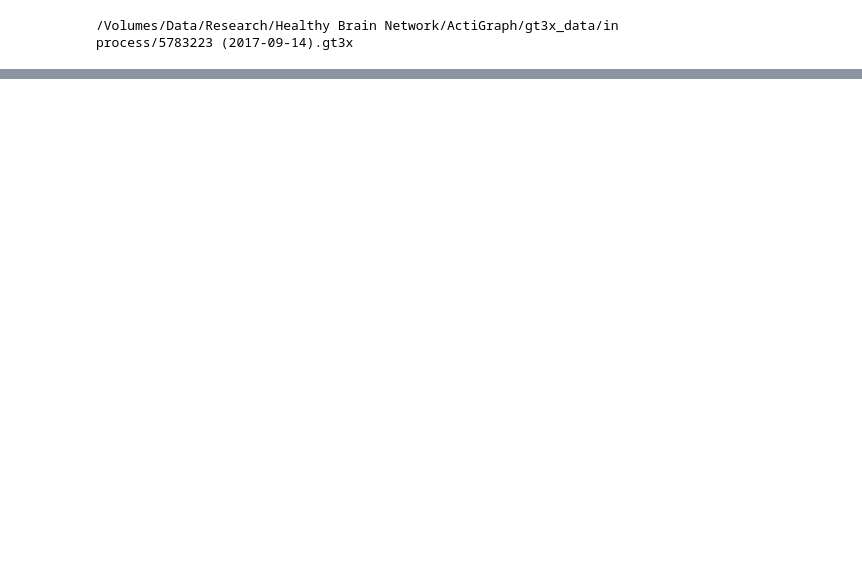
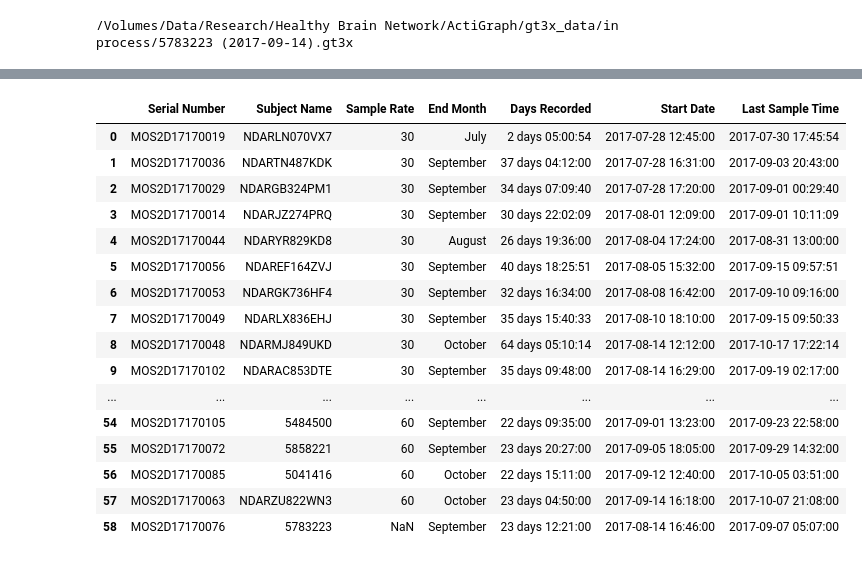
Before and after one commit to ChildMindInstitute/Healthy-Brain-Network-actigraphy, a Jupyter notebook: Check_gt3x.ipynb, the cells around one changed output, grey strips where cells are left out. Drawn from its saved outputs; the diff is of its cells as text; code cells hidden in the pictures; blank space fills up the shorter version.

```diff
--- a/Check_gt3x.ipynb
+++ b/Check_gt3x.ipynb
@@ -111,0 +140,20 @@ Name: Sample Rate, dtype: object
+# %%
+subtable.reset_index(drop=True)
+# %% [output]
+|  | Serial Number | Subject Name | Sample Rate | End Month | Days Recorded | Start Date | Last Sample Time |
+| 0 | MOS2D17170019 | NDARLN070VX7 | 30 | July | 2 days 05:00:54 | 2017-07-28 12:45:00 | 2017-07-30 17:45:54 |
+| 1 | MOS2D17170036 | NDARTN487KDK | 30 | September | 37 days 04:12:00 | 2017-07-28 16:31:00 | 2017-09-03 20:43:00 |
+| 2 | MOS2D17170029 | NDARGB324PM1 | 30 | September | 34 days 07:09:40 | 2017-07-28 17:20:00 | 2017-09-01 00:29:40 |
+| 3 | MOS2D17170014 | NDARJZ274PRQ | 30 | September | 30 days 22:02:09 | 2017-08-01 12:09:00 | 2017-09-01 10:11:09 |
+| 4 | MOS2D17170044 | NDARYR829KD8 | 30 | August | 26 days 19:36:00 | 2017-08-04 17:24:00 | 2017-08-31 13:00:00 |
+| 5 | MOS2D17170056 | NDAREF164ZVJ | 30 | September | 40 days 18:25:51 | 2017-08-05 15:32:00 | 2017-09-15 09:57:51 |
+| 6 | MOS2D17170053 | NDARGK736HF4 | 30 | September | 32 days 16:34:00 | 2017-08-08 16:42:00 | 2017-09-10 09:16:00 |
+| 7 | MOS2D17170049 | NDARLX836EHJ | 30 | September | 35 days 15:40:33 | 2017-08-10 18:10:00 | 2017-09-15 09:50:33 |
+| 8 | MOS2D17170048 | NDARMJ849UKD | 30 | October | 64 days 05:10:14 | 2017-08-14 12:12:00 | 2017-10-17 17:22:14 |
+| 9 | MOS2D17170102 | NDARAC853DTE | 30 | September | 35 days 09:48:00 | 2017-08-14 16:29:00 | 2017-09-19 02:17:00 |
+| ... | ... | ... | ... | ... | ... | ... | ... |
+| 54 | MOS2D17170105 | 5484500 | 60 | September | 22 days 09:35:00 | 2017-09-01 13:23:00 | 2017-09-23 22:58:00 |
+| 55 | MOS2D17170072 | 5858221 | 60 | September | 23 days 20:27:00 | 2017-09-05 18:05:00 | 2017-09-29 14:32:00 |
+| 56 | MOS2D17170085 | 5041416 | 60 | October | 22 days 15:11:00 | 2017-09-12 12:40:00 | 2017-10-05 03:51:00 |
+| 57 | MOS2D17170063 | NDARZU822WN3 | 60 | October | 23 days 04:50:00 | 2017-09-14 16:18:00 | 2017-10-07 21:08:00 |
+| 58 | MOS2D17170076 | 5783223 | NaN | September | 23 days 12:21:00 | 2017-08-14 16:46:00 | 2017-09-07 05:07:00 |
```
Also changed, not shown: parts of 6 cells of this notebook, 1 other file.
